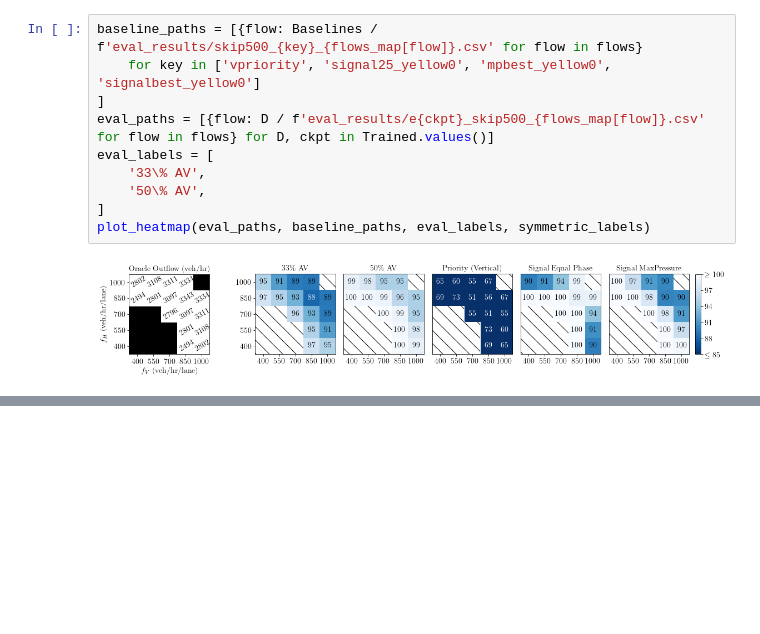
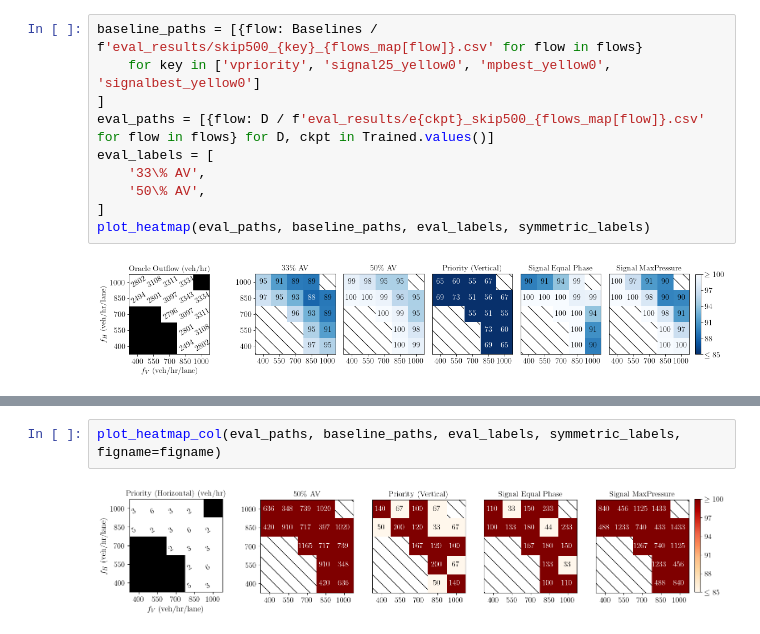
Before and after one commit to thickhoctin/mixed_autonomy_intersections, a Jupyter notebook: figures.ipynb, the cells around one changed output, grey strips where cells are left out. Cells and saved outputs as stored; diff of their text form; blank space fills up the shorter version.

```diff
--- a/figures.ipynb
+++ b/figures.ipynb
@@ -296,0 +413,4 @@ plot_heatmap(eval_paths, baseline_paths, eval_labels, symmetric_labels)
+# %%
+plot_heatmap_col(eval_paths, baseline_paths, eval_labels, symmetric_labels, figname=figname)
+# %% [output]
+[figure, added]
```
Also changed, not shown: parts of 34 cells of this notebook, 4 other files.
